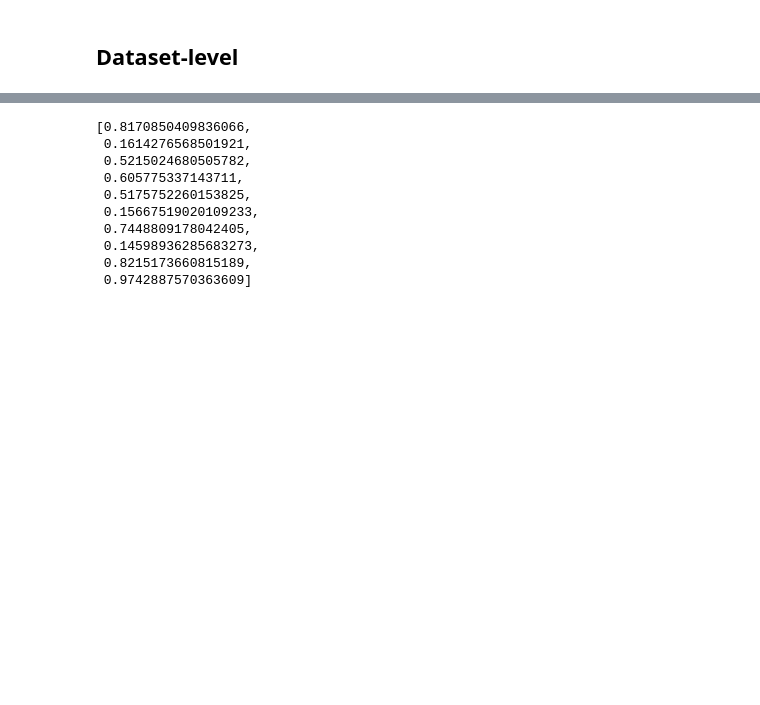
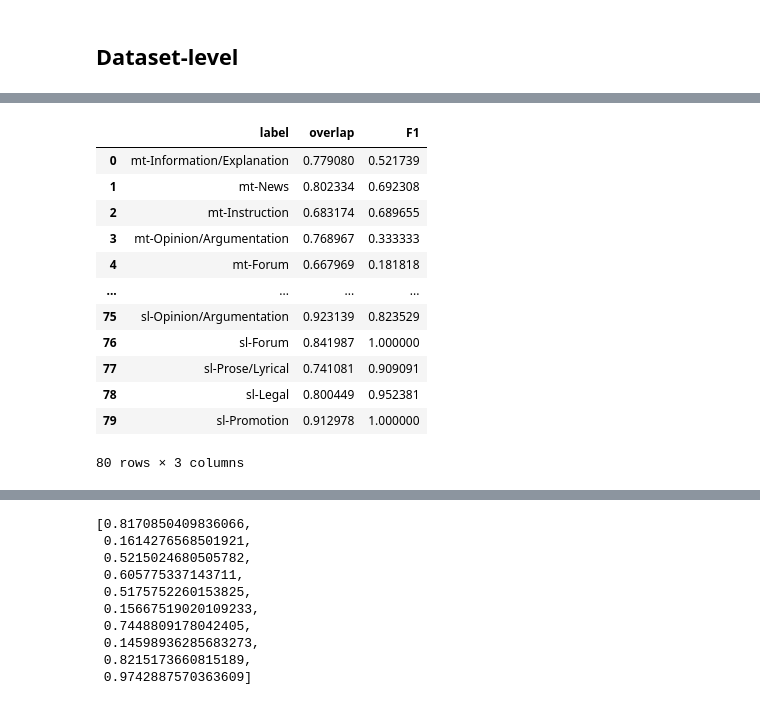
Before and after one commit to TajaKuzman/Crosslingual-Genre-Bias-Analysis, a Jupyter notebook: calculate_corelation_coefficient.ipynb, the cells around one changed output, grey strips where cells are left out. Saved outputs shown, nothing was run; the diff lists cells and outputs as text; code cells hidden in the pictures; blank space fills up the shorter version.

```diff
--- a/calculate_corelation_coefficient.ipynb
+++ b/calculate_corelation_coefficient.ipynb
@@ -520,0 +551,5 @@ p-value: 0.2919649610699323
+# %%
+# Get label-level scores
+label_scores = pd.read_json("datasets/label-level-scores.json")
+
+label_scores
@@ -520,0 +630,18 @@ p-value: 0.2919649610699323
+# %%
+# Merge the two dfs
+label_merged = pd.merge(left=label_overlap, right=label_scores_df, on="label")
+label_merged
+# %% [output]
+|  | label | overlap | F1 |
+| 0 | mt-Information/Explanation | 0.779080 | 0.521739 |
+| 1 | mt-News | 0.802334 | 0.692308 |
+| 2 | mt-Instruction | 0.683174 | 0.689655 |
+| 3 | mt-Opinion/Argumentation | 0.768967 | 0.333333 |
+| 4 | mt-Forum | 0.667969 | 0.181818 |
+| ... | ... | ... | ... |
+| 75 | sl-Opinion/Argumentation | 0.923139 | 0.823529 |
+| 76 | sl-Forum | 0.841987 | 1.000000 |
+| 77 | sl-Prose/Lyrical | 0.741081 | 0.909091 |
+| 78 | sl-Legal | 0.800449 | 0.952381 |
+| 79 | sl-Promotion | 0.912978 | 1.000000 |
+80 rows × 3 columns
```
Also changed, not shown: parts of 19 cells of this notebook, 5 other files.
